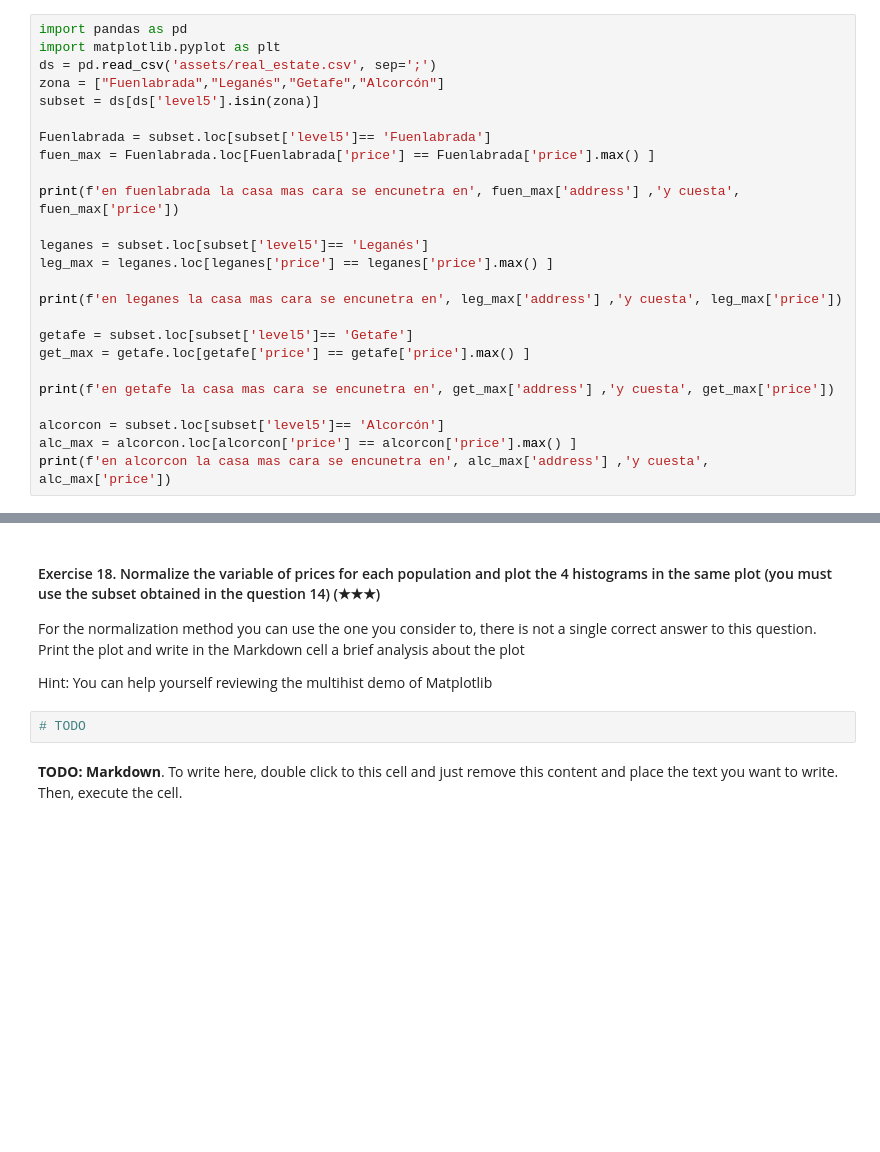
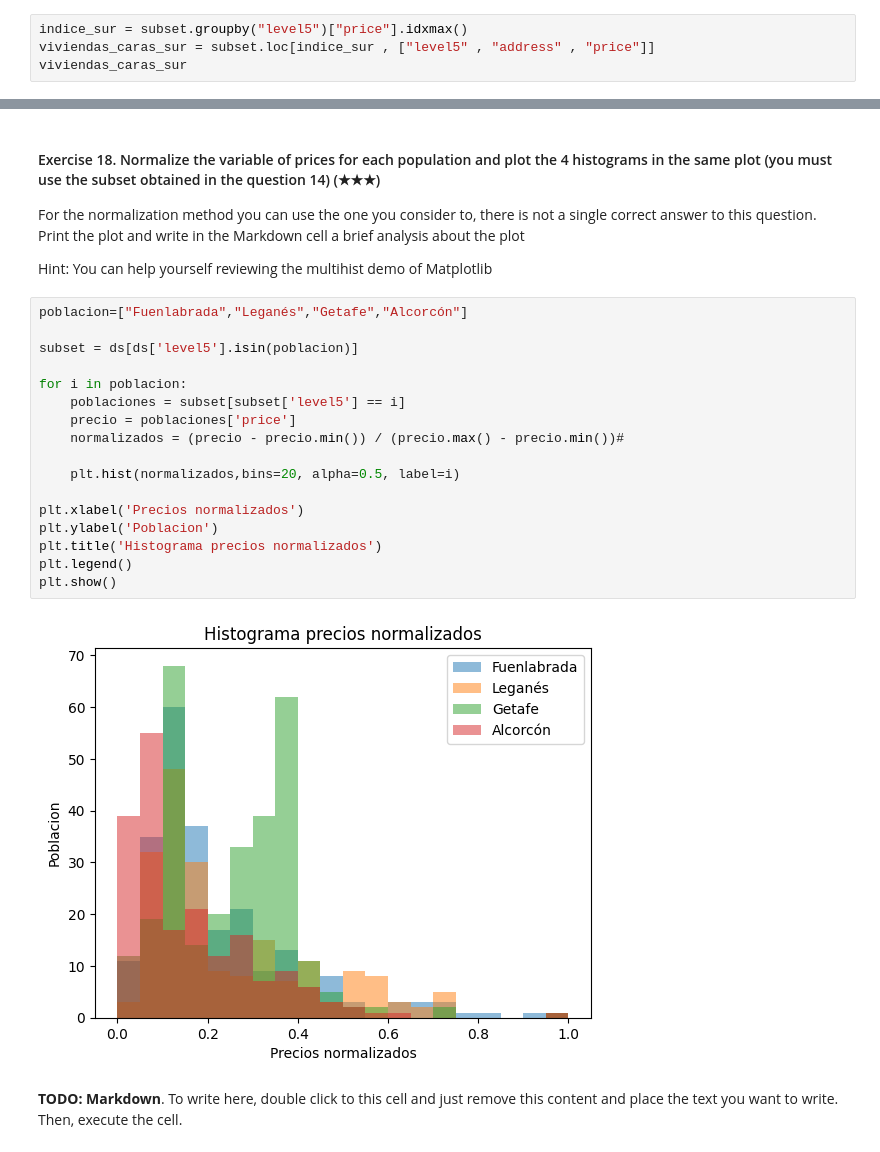
Before and after one commit to Joel1695/realestate-datacleanup-exercise, a Jupyter notebook: project.ipynb, the cells around one changed output, grey strips where cells are left out. Saved outputs shown, nothing was run; the diff lists cells and outputs as text; blank space fills up the shorter version.

```diff
--- a/project.ipynb
+++ b/project.ipynb
@@ -351,28 +283,7 @@ el promedio de baños es de 1.633221850613155 y su varianza es de 0.571796862557
 
 Print both the address and the price of the selected house of each population. You can print a DataFrame or a single line for each population
 # %%
-import pandas as pd
-import matplotlib.pyplot as plt
-ds = pd.read_csv('assets/real_estate.csv', sep=';')
-zona = ["Fuenlabrada","Leganés","Getafe","Alcorcón"]
-subset = ds[ds['level5'].isin(zona)]
-
-Fuenlabrada = subset.loc[subset['level5']== 'Fuenlabrada']
-fuen_max = Fuenlabrada.loc[Fuenlabrada['price'] == Fuenlabrada['price'].max() ]
-
-print(f'en fuenlabrada la casa mas cara se encunetra en', fuen_max['address'] ,'y cuesta', fuen_max['price'])
-
-leganes = subset.loc[subset['level5']== 'Leganés']
-leg_max = leganes.loc[leganes['price'] == leganes['price'].max() ]
-
-print(f'en leganes la casa mas cara se encunetra en', leg_max['address'] ,'y cuesta', leg_max['price'])
-
-getafe = subset.loc[subset['level5']== 'Getafe']
-get_max = getafe.loc[getafe['price'] == getafe['price'].max() ]
-
-print(f'en getafe la casa mas cara se encunetra en', get_max['address'] ,'y cuesta', get_max['price'])
-
-alcorcon = subset.loc[subset['level5']== 'Alcorcón']
-alc_max = alcorcon.loc[alcorcon['price'] == alcorcon['price'].max() ]
-print(f'en alcorcon la casa mas cara se encunetra en', alc_max['address'] ,'y cuesta', alc_max['price'])
+indice_sur = subset.groupby("level5")["price"].idxmax()
+viviendas_caras_sur = subset.loc[indice_sur , ["level5" , "address" , "price"]]
+viviendas_caras_sur
 # %% [output]
@@ -395,7 +299,24 @@ For the normalization method you can use the one you consider to, there is not a
 
 Hint: You can help yourself reviewing the multihist demo of Matplotlib
 # %%
-# TODO
+poblacion=["Fuenlabrada","Leganés","Getafe","Alcorcón"]
+
+subset = ds[ds['level5'].isin(poblacion)]
+
+for i in poblacion:
+    poblaciones = subset[subset['level5'] == i]
+    precio = poblaciones['price']
+    normalizados = (precio - precio.min()) / (precio.max() - precio.min())#
+
+    plt.hist(normalizados,bins=20, alpha=0.5, label=i)
+
+plt.xlabel('Precios normalizados')
+plt.ylabel('Poblacion')
+plt.title('Histograma precios normalizados')
+plt.legend()
+plt.show()
+# %% [output]
+[figure, added]
 # %% [markdown]
 **TODO: Markdown**. To write here, double click to this cell and just remove this content and place the text you want to write. Then, execute the cell.
 # %% [markdown]
```
Also changed, not shown: parts of 20 cells of this notebook.
